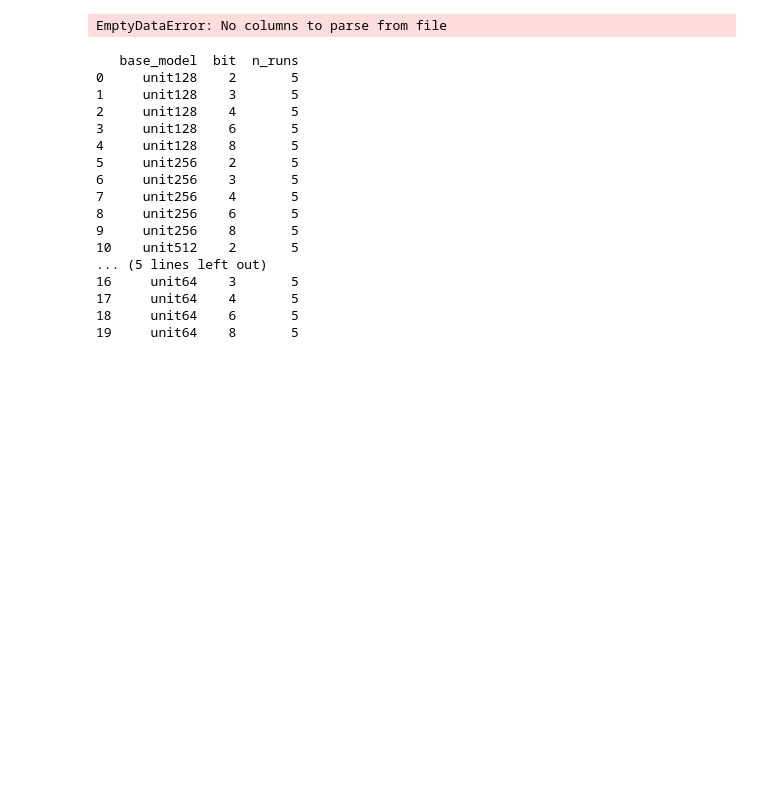
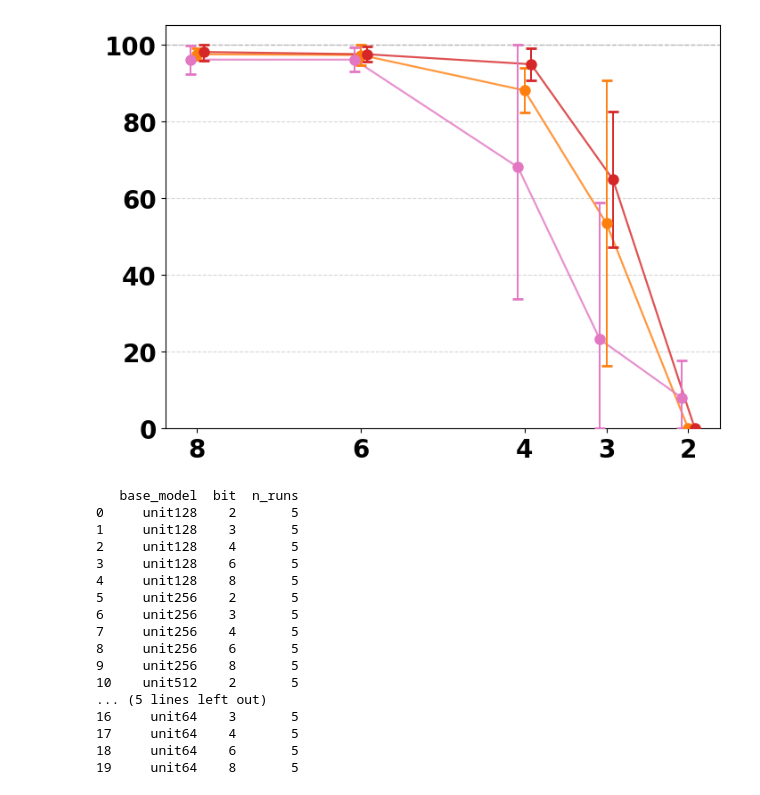
Before and after one commit to yuuharu11/LNN-control, a Jupyter notebook: robomimic/myscript/make-graph/success_rate-quantization.ipynb, the cells around one changed output. Drawn from its saved outputs; the diff is of its cells as text; code cells hidden in the pictures; blank space fills up the shorter version.

```diff
--- a/robomimic/myscript/make-graph/success_rate-quantization.ipynb
+++ b/robomimic/myscript/make-graph/success_rate-quantization.ipynb
@@ -1,4 +1,5 @@
 # %%
+
 import pandas as pd
 import glob
 import re
@@ -36,22 +37,20 @@ df_agg = (
           .agg(["mean", "std"])
           .reset_index()
 )
-
 df_agg["std"] = df_agg["std"].fillna(0)
 
 # --- 描画設定 ---
 custom_colors = {
-    "ncp_u128_best": "#e377c2",
-    "ncp_u256_best": "#ff7f0e",
-    "ncp_u512_best": "#d62728",
+    "ncp_u64_best": "#e377c2",
+    "ncp_u128_best": "#ff7f0e",
+    "ncp_u256_best": "#d62728",
 }
 
 offsets = {
-    "ncp_u128_best":  0.08,
-    "ncp_u256_best":  0.00,
-    "ncp_u512_best":  -0.08,
+    "ncp_u64_best":  0.08,
+    "ncp_u128_best":  0.00,
+    "ncp_u256_best": -0.08,
 }
-
 
 plt.figure(figsize=(7.2, 5.2))
 
@@ -59,45 +58,55 @@ for base_model, df_m in df_agg.groupby("base_model"):
     df_m = df_m.sort_values("bit", ascending=False)
 
     bits  = df_m["bit"].values
-    means = df_m["mean"].values
-    stds  = df_m["std"].values
+    means = df_m["mean"].values * 100  # %
+    stds  = df_m["std"].values * 100   # %
 
     lower = np.maximum(means - stds, 0)
-    upper = np.minimum(means + stds, 1)
+    upper = np.minimum(means + stds, 100)
 
     offset = offsets.get(base_model, 0.0)
     x = bits + offset
     color = custom_colors.get(base_model, "gray")
 
-    # --- 点 + エラーバー（主役） ---
+    # 平均線
+    plt.plot(
+        x, means,
+        color=color,
+        linewidth=1.6,
+        alpha=0.8,
+        zorder=9,
+    )
+
+    # 点 + エラーバー
     plt.errorbar(
         x,
         means,
         yerr=[means - lower, upper - means],
         fmt="o",
         color=color,
         markersize=8,
         elinewidth=1.4,
         capsize=4,
+        capthick=2.0,
         zorder=10,
-        label=base_model.replace("_best", "")
+        label=base_model.replace("_best", ""),
     )
 
-
 # --- 軸・スタイル ---
+plt.axhline(100, color="#999", linestyle="--", linewidth=1, alpha=0.6)  # 100% 基準線
 plt.tick_params(axis="both", labelsize=20)
 for label in plt.gca().get_xticklabels() + plt.gca().get_yticklabels():
     label.set_fontweight("bold")
 
-plt.ylim(0, 1.05)
+plt.ylim(0, 105)
 plt.gca().invert_xaxis()
 plt.xticks(sorted(df_agg["bit"].unique(), reverse=True))
 
-plt.grid(True, linestyle="--", alpha=0.5)
+plt.grid(axis="y", linestyle="--", alpha=0.5)
 plt.tight_layout()
 plt.show()
 # %% [output]
-EmptyDataError: No columns to parse from file
+[figure, added]
 # %%
 # --- 全部結合と集計（デジタル固定パラメータ版） ---
 import numpy as np  # np を使うので追加
```
Also changed, not shown: parts of 3 cells of this notebook, 5 other files.
